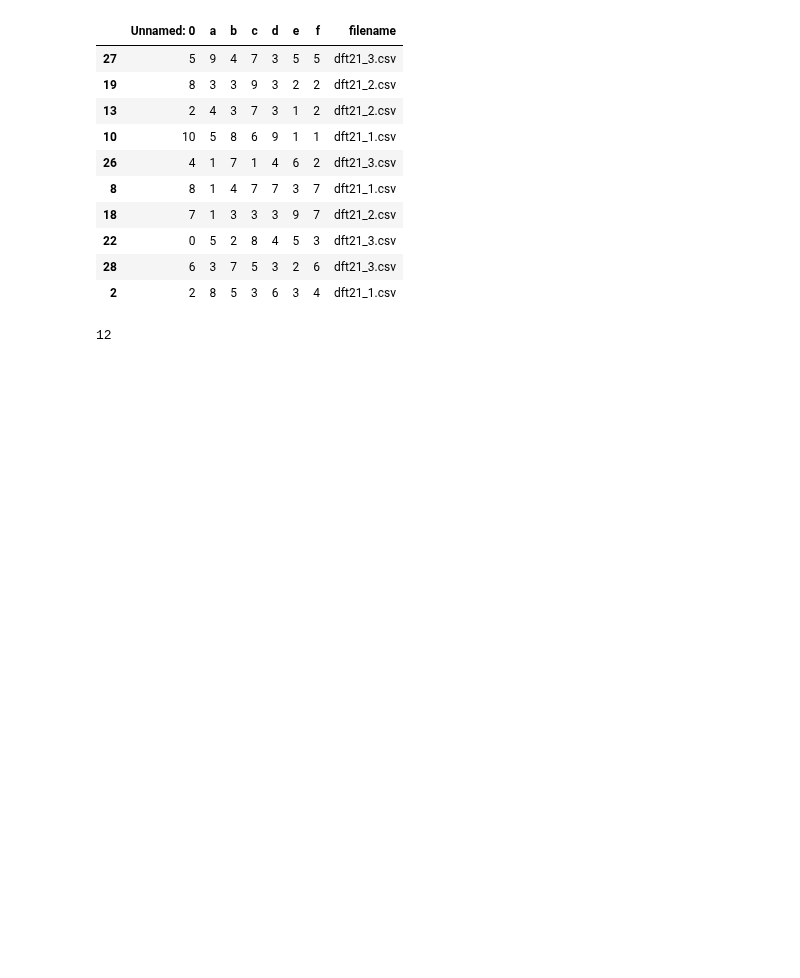
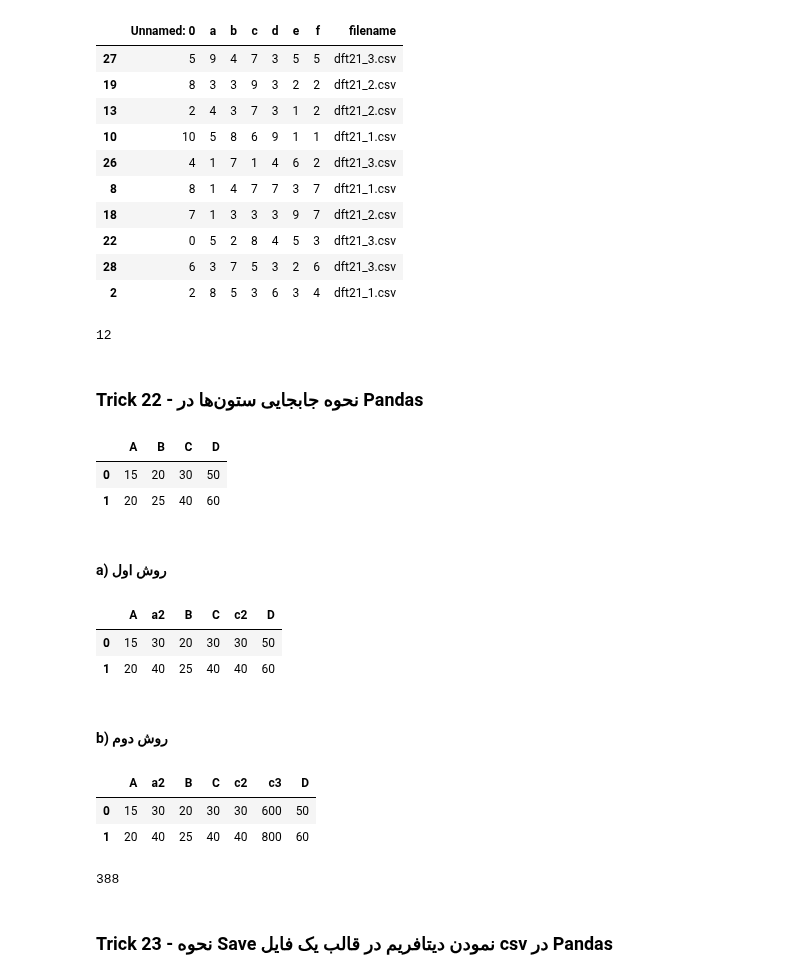
Before and after one commit to poorialari2017/ML_git001, a Jupyter notebook: MLproj002/Pooria/01 Preprocessing/Pandas/02 30Trick of Pandas.ipynb, the cells around one changed output. Cells and saved outputs as stored; diff of their text form; code cells hidden in the pictures; blank space fills up the shorter version.

Commit message:
Completing the 30Trick of pandas file

```diff
--- a/MLproj002/Pooria/01 Preprocessing/Pandas/02 30Trick of Pandas.ipynb
+++ b/MLproj002/Pooria/01 Preprocessing/Pandas/02 30Trick of Pandas.ipynb
@@ -1928,3 +1928,52 @@ del dft21,dft21_1,dft21_2,dft21_3, listFile
 gc.collect()
 # %% [output]
 12
+# %% [markdown]
+### Trick 22 - نحوه جابجایی ستون‌ها در Pandas
+# %%
+dic22 = {
+    "A":[15, 20],
+    "B":[20, 25],
+    "C":[30 ,40],
+    "D":[50, 60]
+}
+dft22 = pd.DataFrame(dic22)
+dft22.head()
+# %% [output]
+|  | A | B | C | D |
+| 0 | 15 | 20 | 30 | 50 |
+| 1 | 20 | 25 | 40 | 60 |
+# %% [markdown]
+#### a) روش اول
+# %%
+dft22.insert(3,'c2', dic22['C'])
+dft22.insert(1,'a2', dft22['A']*2)
+dft22.head()
+# %% [output]
+|  | A | a2 | B | C | c2 | D |
+| 0 | 15 | 30 | 20 | 30 | 30 | 50 |
+| 1 | 20 | 40 | 25 | 40 | 40 | 60 |
+# %% [markdown]
+#### b) روش دوم
+# %%
+dft22['c3'] = dft22['C']*20
+
+columList = dft22.columns.tolist()
+
+location = 5
+
+columList = columList[:location] + ['c3'] + columList[location: -1]
+
+dft22 = dft22[columList]
+dft22.head()
+# %% [output]
+|  | A | a2 | B | C | c2 | c3 | D |
+| 0 | 15 | 30 | 20 | 30 | 30 | 600 | 50 |
+| 1 | 20 | 40 | 25 | 40 | 40 | 800 | 60 |
+# %%
+del dft22,columList,location,dic22
+gc.collect()
+# %% [output]
+388
+# %% [markdown]
+### Trick 23 - نحوه Save نمودن دیتافریم در قالب یک فایل csv در Pandas
```
